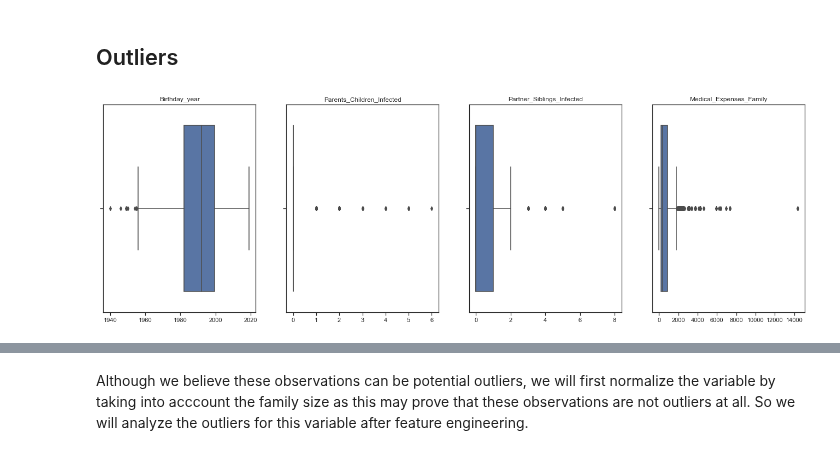
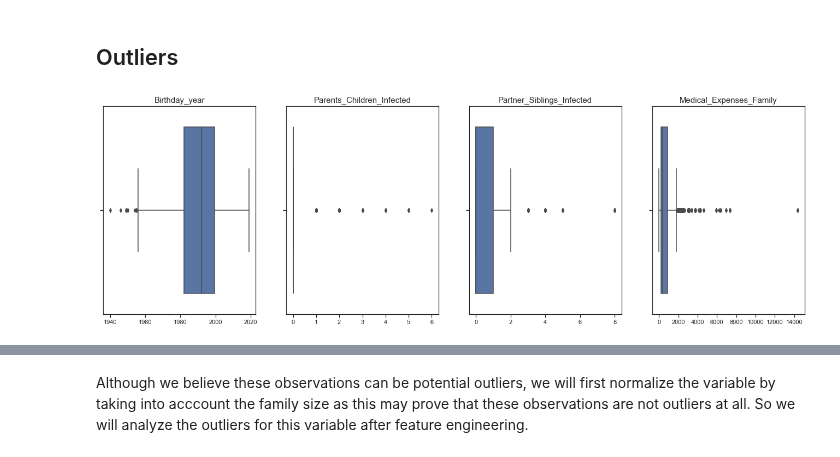
Before and after one commit to DavidSilva98/ML_project, a Jupyter notebook: group7.ipynb, the cells around one changed output, grey strips where cells are left out. Saved outputs shown, nothing was run; the diff lists cells and outputs as text; code cells hidden in the pictures.

```diff
--- a/group7.ipynb
+++ b/group7.ipynb
@@ -72,8 +74,10 @@ There are  400 rows and  10 columns on the test set.
 Renaming some variables to make the code easier to write.
 # %%
 # Correcting variables
-train_df.rename({"Parents or siblings infected": "Parents_Children_Infected", "Wife/Husband or children infected": "Partner_Siblings_Infected"}, axis=1, inplace=True)
-test_df.rename({"Parents or siblings infected": "Parents_Children_Infected", "Wife/Husband or children infected": "Partner_Siblings_Infected"}, axis=1, inplace=True)
+train_df.rename({"Parents or siblings infected": "Parents_Children_Infected",
+                 "Wife/Husband or children infected": "Partner_Siblings_Infected"}, axis=1, inplace=True)
+test_df.rename({"Parents or siblings infected": "Parents_Children_Infected",
+                "Wife/Husband or children infected": "Partner_Siblings_Infected"}, axis=1, inplace=True)
 # %%
 train_df.head()
 # %% [output]
@@ -351,14 +359,14 @@ metric_features = X_train.columns.drop(lc_c_features + ["Family_Case_ID", "Name"
 # %%
 # 4 metric variables
 fig = plt.figure(figsize=(23,7))
 for i, var in enumerate(metric_features):
     i += 1
     plt.subplot(1,4,i)
     sns.boxplot(X_train[var])
-    plt.title(var)
+    plt.title(var, fontsize=15)
     plt.xlabel('')
 # %% [output]
-[figure, old version]
+[figure, new version]
 # %%
 # There are 3 observations with Medical_Expenses_Family above 8000 (all from the same family)
 X_train[(X_train["Medical_Expenses_Family"] > 8000)]
```
Also changed, not shown: parts of 54 cells of this notebook.
